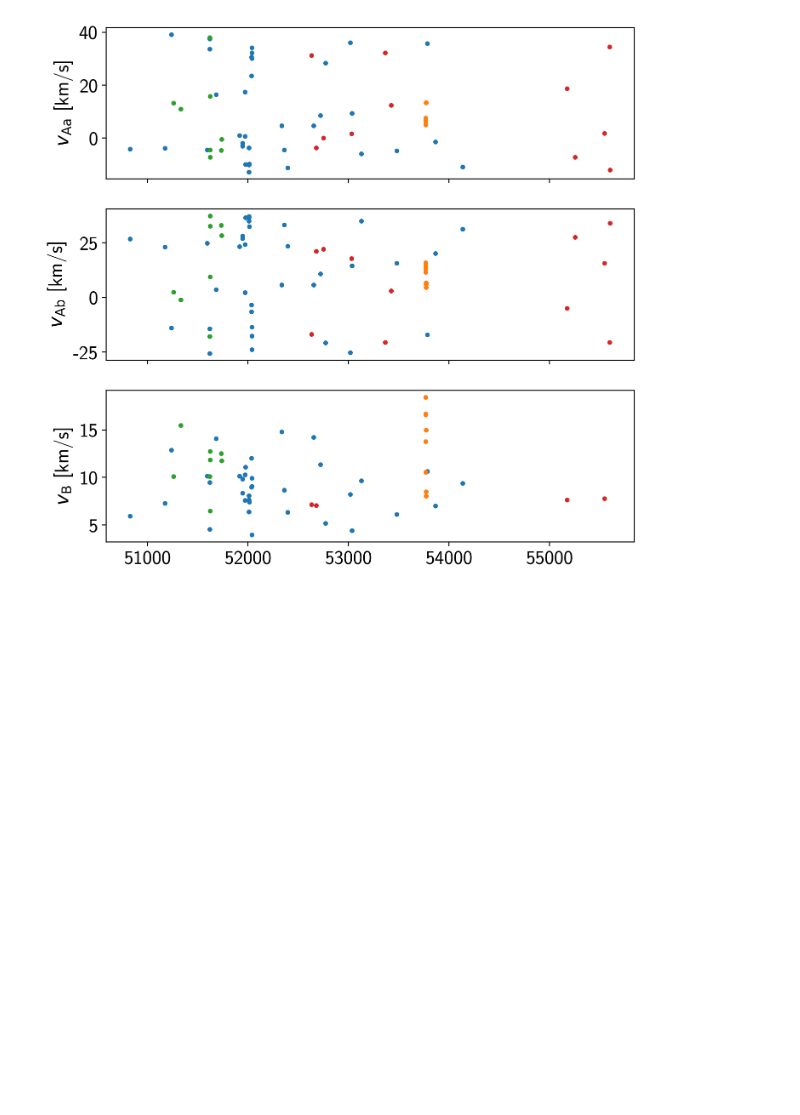
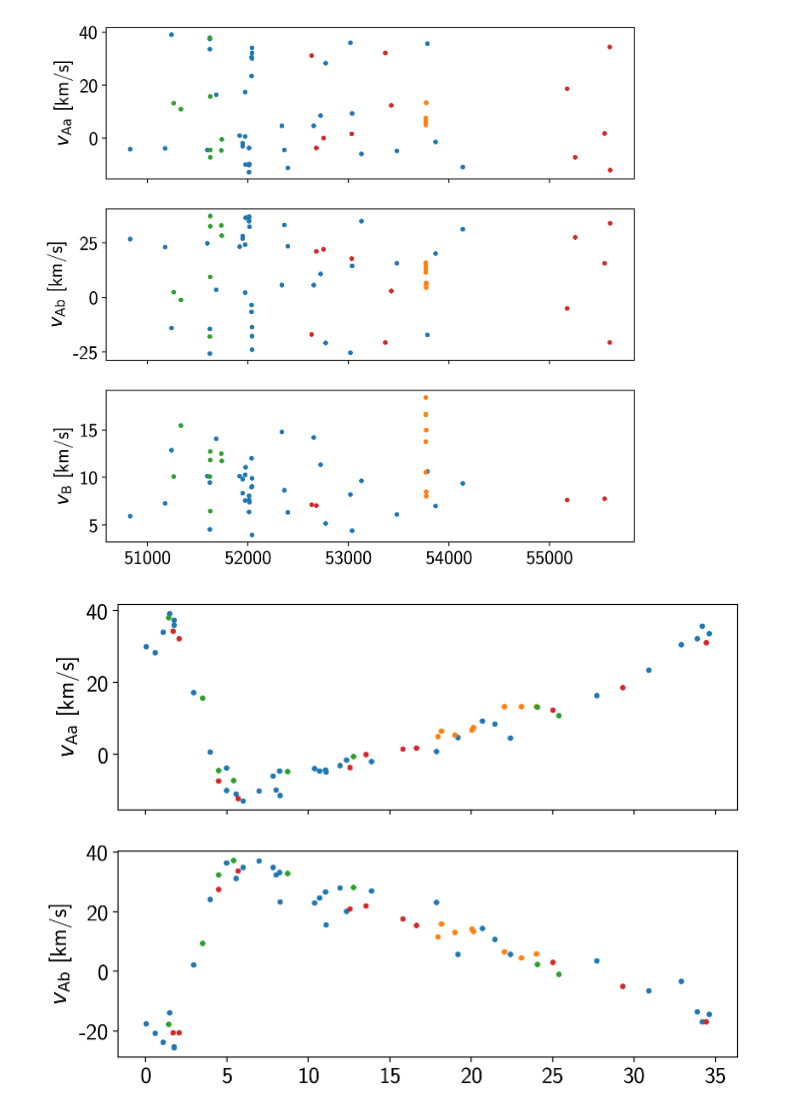
Before and after one commit to iancze/TWA-3-orbit, a Jupyter notebook: close/TWA 3A RV only.ipynb, the cells around one changed output. Saved outputs shown, nothing was run; the diff lists cells and outputs as text; code cells hidden in the pictures; blank space fills up the shorter version.

```diff
--- a/close/TWA 3A RV only.ipynb
+++ b/close/TWA 3A RV only.ipynb
@@ -74,6 +52,22 @@ for d in data:
 #     ax[1].plot(d[])
 # %% [output]
 [figure]
+# %%
+# try phase folding the data for Aa and Ab
+P_A = 34.87846 # pm 0.00090 days
+
+pkw = {"marker":".", "ls":""}
+
+fig, ax = plt.subplots(nrows=2, sharex=True, figsize=(8,6))
+
+for d in data:
+    ax[0].plot(d["HJD"] % P_A, d["RV_Aa"], **pkw)
+    ax[0].set_ylabel(r"$v_\mathrm{Aa}$ [km/s]")
+
+    ax[1].plot(d["HJD"] % P_A, d["RV_Ab"], **pkw)
+    ax[1].set_ylabel(r"$v_\mathrm{Ab}$ [km/s]")
+# %% [output]
+[figure, added]
 # %%
 # load the exoplanet part
 import pymc3 as pm
```
Also changed, not shown: parts of 2 cells of this notebook, 12 other files.
